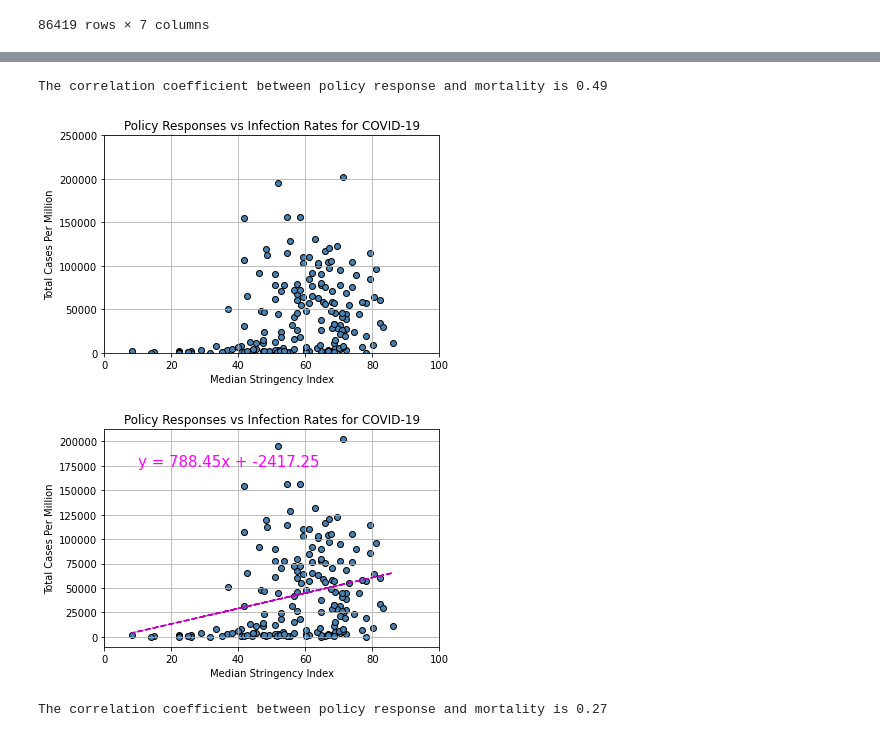
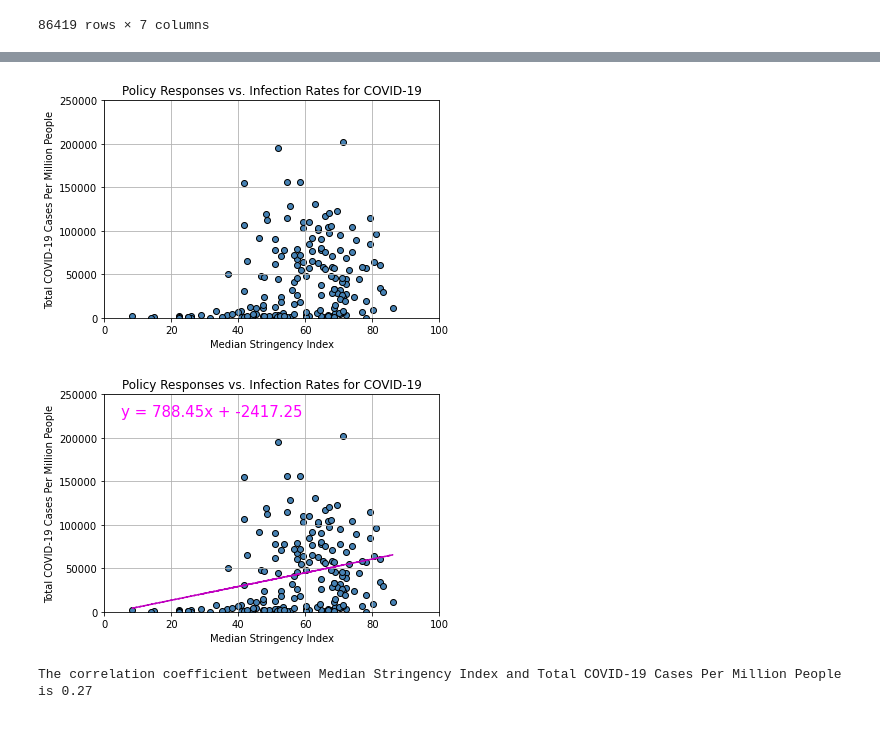
Before and after one commit to vignesh-sundaramoorthi/HNVY-Project1, a Jupyter notebook: policy_responses.ipynb, the cells around one changed output, grey strips where cells are left out. Drawn from its saved outputs; the diff is of its cells as text; code cells hidden in the pictures.

```diff
--- a/policy_responses.ipynb
+++ b/policy_responses.ipynb
@@ -105,6 +87,7 @@ rename_stringency
 | 116539 | Zimbabwe | 2021-09-06 | 78.70 | 297.704 | 0.729 | 8326.900 | ... |
 86419 rows × 7 columns
 # %%
-clean_stringency_groupby = rename_stringency.groupby(["Location"]).agg({"Total Deaths Per Million":["max"], "Total Cases Per Million":["max"], "Stringency Index":["median"]}).dropna(how='all').reset_index()
-clean_stringency_groupby
+# Calculate the median stringency index and most recent infection rate for each country
+clean_stringency_groupby = rename_stringency.groupby(["Location"]).agg({"Total Cases Per Million":["max"], "Stringency Index":["median"]}).dropna(how='all').reset_index()
+clean_stringency_groupby.head()
 # %% [output]
@@ -125,10 +101,9 @@ clean_stringency_groupby
 # %%
+# Create a new DataFrame for analysis
 median_stringency_index = clean_stringency_groupby["Stringency Index", "median"]
-max_total_deaths = clean_stringency_groupby["Total Deaths Per Million", "max"]
 max_total_cases = clean_stringency_groupby["Total Cases Per Million", "max"]
 
 analysis = pd.DataFrame({"Median Stringency Index": median_stringency_index,
-                         "Total Deaths Per Million": max_total_deaths,
                          "Total Cases Per Million": max_total_cases})
-analysis
+analysis.head()
 # %% [output]
@@ -212,37 +116,39 @@ plt.show()
-# %%
-print(f"The correlation coefficient between policy response and mortality is {round(st.pearsonr(x_values1, y_values1)[0],2)}")
-# %% [output]
-The correlation coefficient between policy response and mortality is 0.49
 # %%
-x_values2 = (analysis["Median Stringency Index"])
-y_values2 = (analysis["Total Cases Per Million"])
-plt.scatter(x_values2, y_values2, marker = "o", facecolors = "steelblue", edgecolors = "black")
-plt.title("Policy Responses vs Infection Rates for COVID-19")
+# Generate a scatter plot of median stringency index versus infection rates
+x_values = (analysis["Median Stringency Index"])
+y_values = (analysis["Total Cases Per Million"])
+plt.scatter(x_values, y_values, marker = "o", facecolors = "steelblue", edgecolors = "black")
+plt.title("Policy Responses vs. Infection Rates for COVID-19")
 plt.xlabel("Median Stringency Index")
-plt.ylabel("Total Cases Per Million")
+plt.ylabel("Total COVID-19 Cases Per Million People")
 plt.xlim(0, 100)
 plt.ylim(0, 250000)
 plt.grid()
+plt.savefig("Outputs_NC/Policy Responses vs. Infection Rates for COVID-19 (scatter).png")
 plt.show()
 # %% [output]
-[figure, old version]
+[figure, new version]
 # %%
-(slope, intercept, rvalue, pvalue, stderr) = st.linregress(x_values2, y_values2)
-regress_values = x_values2 * slope + intercept
+# Calculate the linear regression model for median stringency index versus infection rates
+(slope, intercept, rvalue, pvalue, stderr) = st.linregress(x_values, y_values)
+regress_values = x_values * slope + intercept
 line_eq = "y = " + str(round(slope, 2)) + "x + " + str(round(intercept, 2))
 
-plt.scatter(x_values2, y_values2, marker = "o", facecolors = "steelblue", edgecolors = "black")
-plt.plot(x_values2, regress_values, "m--")
-plt.annotate(line_eq, (10, 175000), fontsize = 15, color = "magenta")
-plt.title("Policy Responses vs Infection Rates for COVID-19")
+plt.scatter(x_values, y_values, marker = "o", facecolors = "steelblue", edgecolors = "black")
+plt.plot(x_values, regress_values, "m--")
+plt.annotate(line_eq, (5, 225000), fontsize = 15, color = "magenta")
+plt.title("Policy Responses vs. Infection Rates for COVID-19")
 plt.xlabel("Median Stringency Index")
-plt.ylabel("Total Cases Per Million")
+plt.ylabel("Total COVID-19 Cases Per Million People")
 plt.xlim(0, 100)
+plt.ylim(0, 250000)
 plt.grid()
+plt.savefig("Outputs_NC/Policy Responses vs. Infection Rates for COVID-19 (linear regression).png")
 plt.show()
 # %% [output]
-[figure, old version]
+[figure, new version]
 # %%
-print(f"The correlation coefficient between policy response and mortality is {round(st.pearsonr(x_values2, y_values2)[0],2)}")
+# Calculate the correlation coefficient for median stringency index versus infection rates
+print(f"The correlation coefficient between Median Stringency Index and Total COVID-19 Cases Per Million People is {round(st.pearsonr(x_values, y_values)[0],2)}")
 # %% [output]
-The correlation coefficient between policy response and mortality is 0.27
+The correlation coefficient between Median Stringency Index and Total COVID-19 Cases Per Million People is 0.27
```
Also changed, not shown: parts of 16 cells of this notebook, 2 other files.
